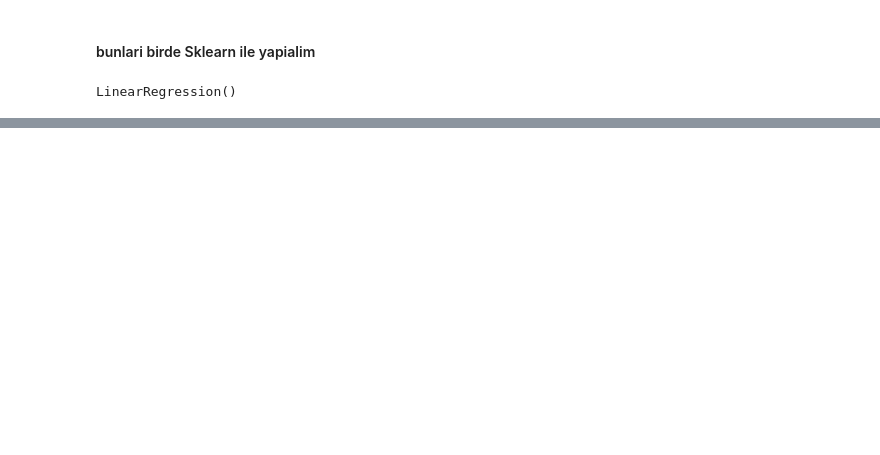
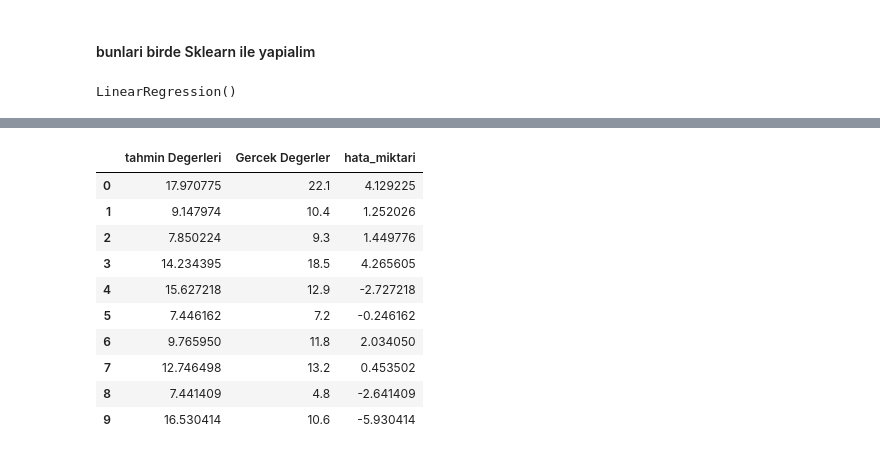
Before and after one commit to veyselaytekin1/Machine_Learning, a Jupyter notebook: Udemy_course/Udemy_vahit_notlari.ipynb, the cells around one changed output, grey strips where cells are left out. Saved outputs shown, nothing was run; the diff lists cells and outputs as text; code cells hidden in the pictures; blank space fills up the shorter version.

```diff
--- a/Udemy_course/Udemy_vahit_notlari.ipynb
+++ b/Udemy_course/Udemy_vahit_notlari.ipynb
@@ -296,0 +343,14 @@ array([0.        , 0.04753664])
+# %%
+k_t
+# %% [output]
+|  | tahmin Degerleri | Gercek Degerler | hata_miktari |
+| 0 | 17.970775 | 22.1 | 4.129225 |
+| 1 | 9.147974 | 10.4 | 1.252026 |
+| 2 | 7.850224 | 9.3 | 1.449776 |
+| 3 | 14.234395 | 18.5 | 4.265605 |
+| 4 | 15.627218 | 12.9 | -2.727218 |
+| 5 | 7.446162 | 7.2 | -0.246162 |
+| 6 | 9.765950 | 11.8 | 2.034050 |
+| 7 | 12.746498 | 13.2 | 0.453502 |
+| 8 | 7.441409 | 4.8 | -2.641409 |
+| 9 | 16.530414 | 10.6 | -5.930414 |
```
Also changed, not shown: parts of 32 cells of this notebook.
